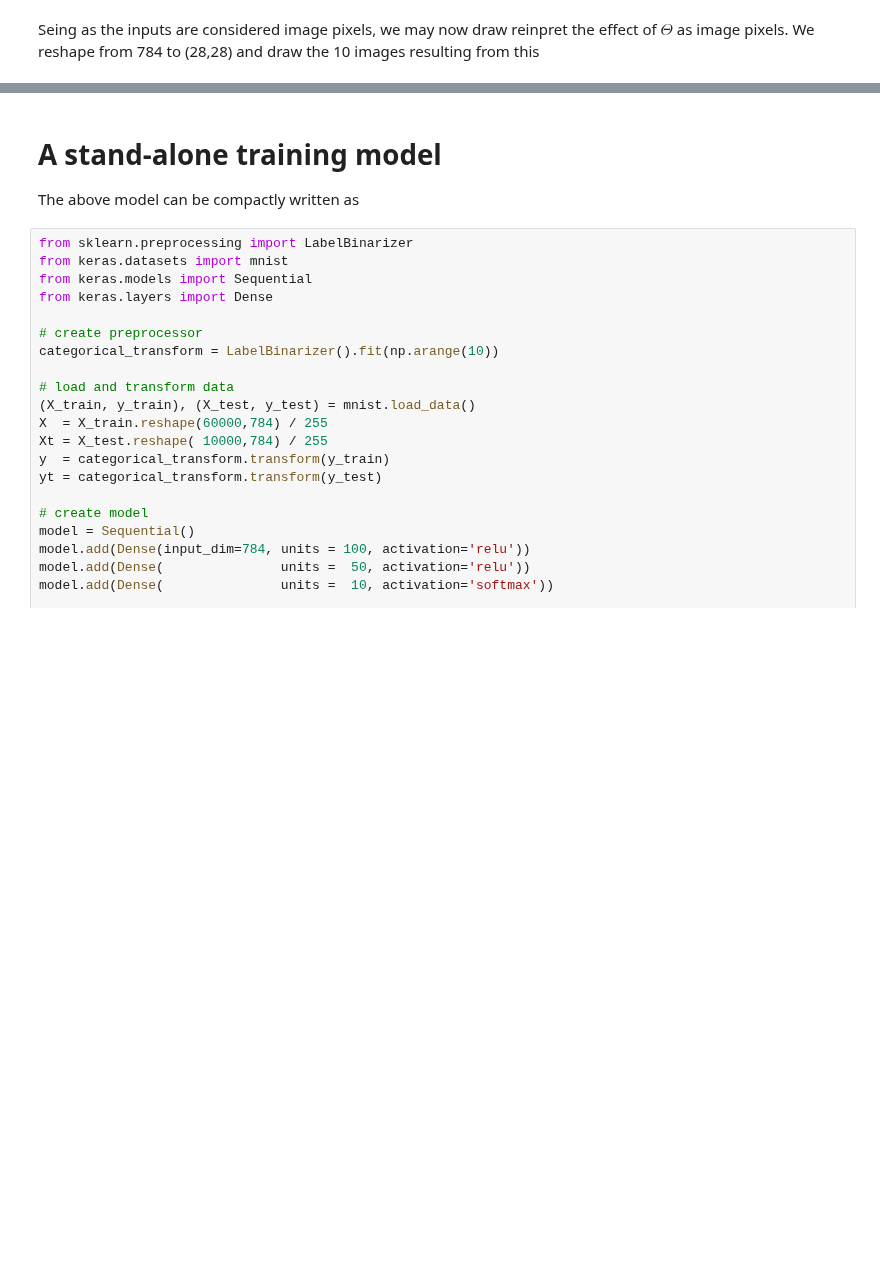
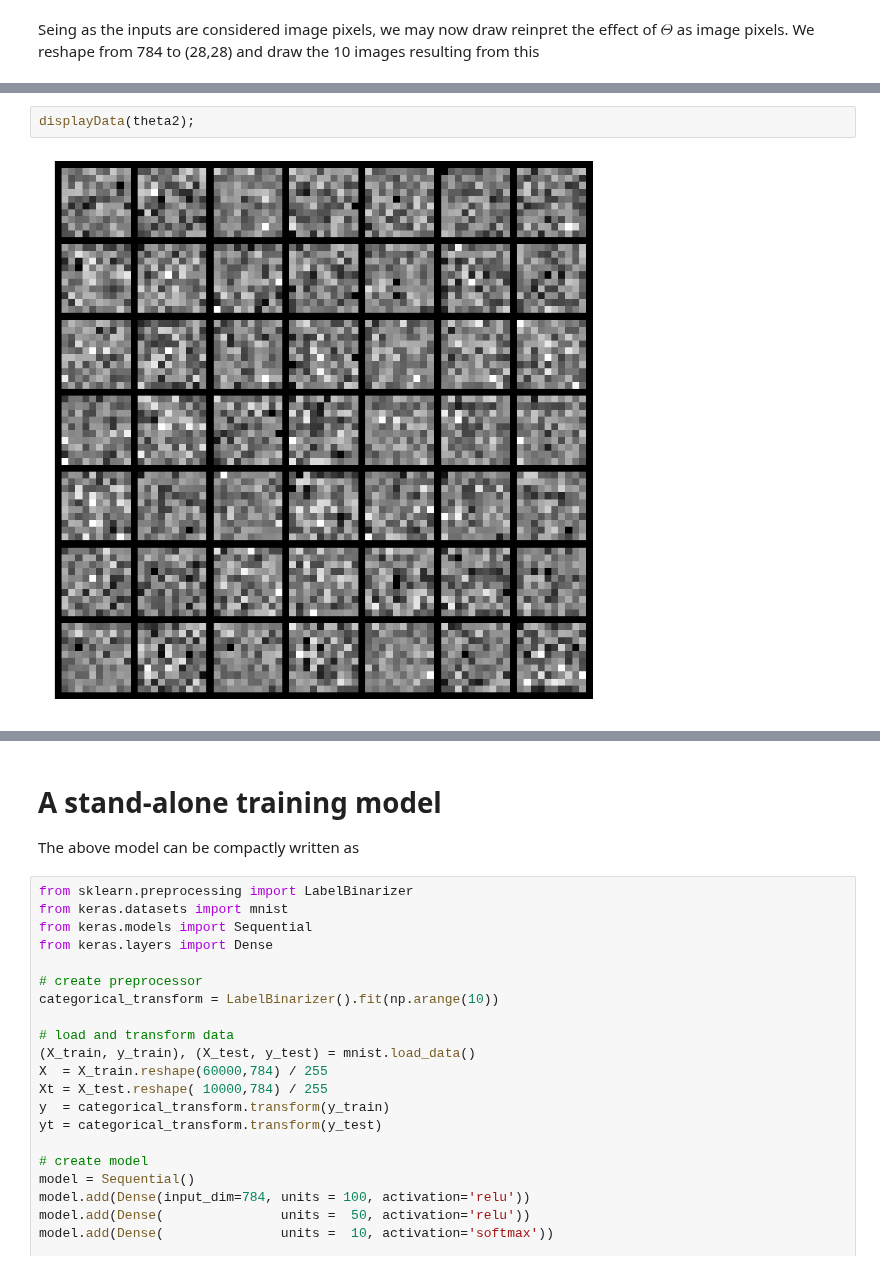
Before and after one commit to sintefmath/GeiloWinterSchool2018, a Jupyter notebook: course_material/Aritifial_Neural_Network.ipynb, the cells around one changed output, grey strips where cells are left out. Saved outputs shown, nothing was run; the diff lists cells and outputs as text; blank space fills up the shorter version.

```diff
--- a/course_material/Aritifial_Neural_Network.ipynb
+++ b/course_material/Aritifial_Neural_Network.ipynb
@@ -343,0 +337,4 @@ Seing as the inputs are considered image pixels, we may now draw reinpret the ef
+# %%
+displayData(theta2);
+# %% [output]
+[figure, added]
```
Also changed, not shown: parts of 12 cells of this notebook, 1 other file.
